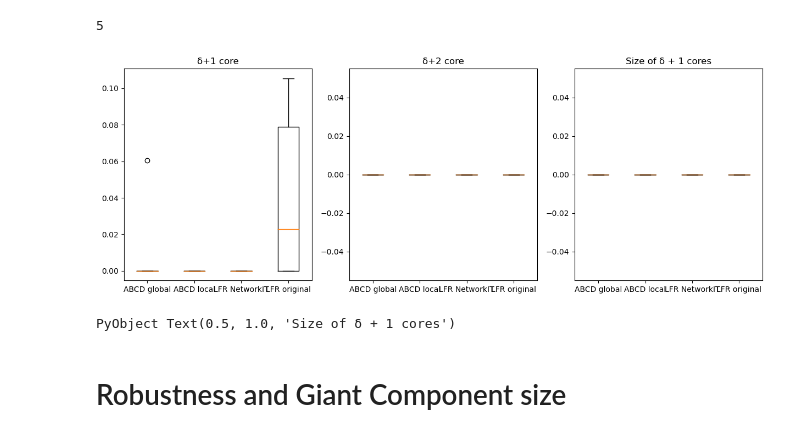
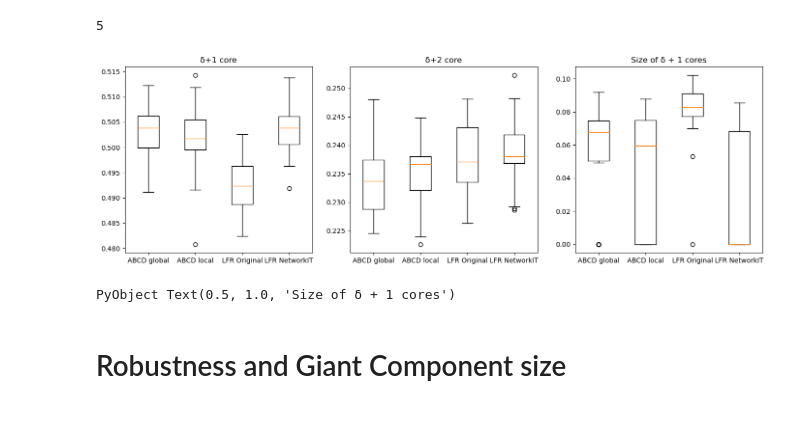
Before and after one commit to bartoszpankratz/ABCDe_Experiments, a Jupyter notebook: ABCD properties test plots.ipynb, the cells around one changed output. Cells and saved outputs as stored; diff of their text form; code cells hidden in the pictures.

```diff
--- a/ABCD properties test plots.ipynb
+++ b/ABCD properties test plots.ipynb
@@ -41,9 +38,13 @@ colnames3 = [:avg_part_coeff, :hubs, :provincial_hubs, :connector_hubs, :kinless
 function get_plot_data(algo, is_local, attr;
         n = n, ξ = ξ, β = β, γ = γ, min_deg = min_deg,
         resdir = resdir, fname = "stats", colnames= colnames)
-    dfname = resdir * "$(algo)_$(fname)_$(n)_$(ξ)_$(β)_$(γ)_$(min_deg)_$(is_local).dat"
-    df = DataFrame(Array(hcat([parse.(Float64, x) for x in split.(readlines(dfname),";")]...)'), colnames)
-    df[!,attr]
+    try
+        dfname = resdir * "$(algo)_$(fname)_$(n)_$(ξ)_$(β)_$(γ)_$(min_deg)_$(is_local).dat"
+        df = DataFrame(Array(hcat([parse.(Float64, x) for x in split.(readlines(dfname),";")]...)'), colnames)
+        df[!,attr]
+    catch err
+        NaN
+    end
 end
 # %% [output]
 get_plot_data (generic function with 1 method)
@@ -153,37 +215,37 @@ min_deg = 5
 # %% [output]
 5
 # %%
-fig = figure("δ + k cores",figsize = (15,5)) # Create a new blank figure
+fig = figure("δ + k cores",figsize = (17,5)) # Create a new blank figure
 subplot(131)
 attr = Symbol("δ+1")
 data = [get_plot_data("ABCD", "false", attr), get_plot_data("ABCD", "true", attr),
-            get_plot_data("LFR", "", attr), get_plot_data("LFRog", "", attr)]
+            get_plot_data("LFRog", "", attr), get_plot_data("LFR", "", attr)]
 minlen = minimum(length.(data))
 boxplot(hcat([data[i][1:minlen] for i = 1:length(data)]...))
-xticks([1,2,3,4],["ABCD global", "ABCD local", "LFR NetworkIT", "LFR original"])
+xticks([1,2,3,4],["ABCD global", "ABCD local",  "LFR Original", "LFR NetworkIT"])
 PyPlot.title("δ+1 core")
 subplot(132)
 attr = Symbol("δ+2")
 data = [get_plot_data("ABCD", "false", attr), get_plot_data("ABCD", "true", attr),
-            get_plot_data("LFR", "", attr), get_plot_data("LFRog", "", attr)]
+            get_plot_data("LFRog", "", attr), get_plot_data("LFR", "", attr)]
 minlen = minimum(length.(data))
 boxplot(hcat([data[i][1:minlen] for i = 1:length(data)]...))
-xticks([1,2,3,4],["ABCD global", "ABCD local", "LFR NetworkIT", "LFR original"])
+xticks([1,2,3,4],["ABCD global", "ABCD local",  "LFR Original", "LFR NetworkIT"])
 PyPlot.title("δ+2 core")
 subplot(133)
 attr = Symbol("δ+3")
 data = [get_plot_data("ABCD", "false", attr), get_plot_data("ABCD", "true", attr),
-            get_plot_data("LFR", "", attr), get_plot_data("LFRog", "", attr)]
+            get_plot_data("LFRog", "", attr), get_plot_data("LFR", "", attr)]
 minlen = minimum(length.(data))
 boxplot(hcat([data[i][1:minlen] for i = 1:length(data)]...))
-xticks([1,2,3,4],["ABCD global", "ABCD local", "LFR NetworkIT", "LFR original"])
+xticks([1,2,3,4],["ABCD global", "ABCD local",  "LFR Original", "LFR NetworkIT"])
 PyPlot.title("δ+3 core")
 title("Size of δ + 1 cores")
 
 #saving to a file:
-#savefig("fig4.eps")
+#savefig("core_boxplot.eps")
 # %% [output]
-[figure, old version]
+[figure, new version]
 PyObject Text(0.5, 1.0, 'Size of δ + 1 cores')
 # %% [markdown]
 # Robustness and Giant Component size
```
Also changed, not shown: parts of 54 cells of this notebook, 2 other files.
